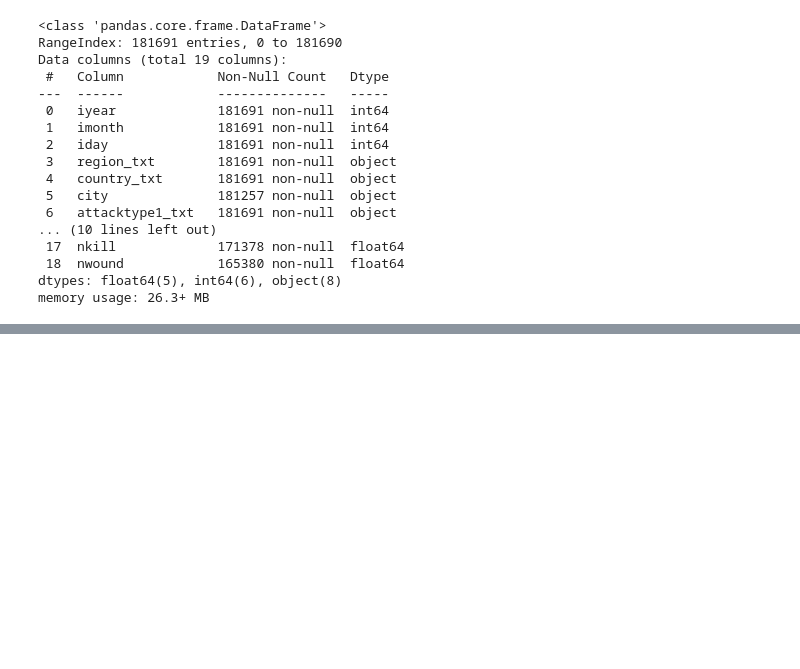
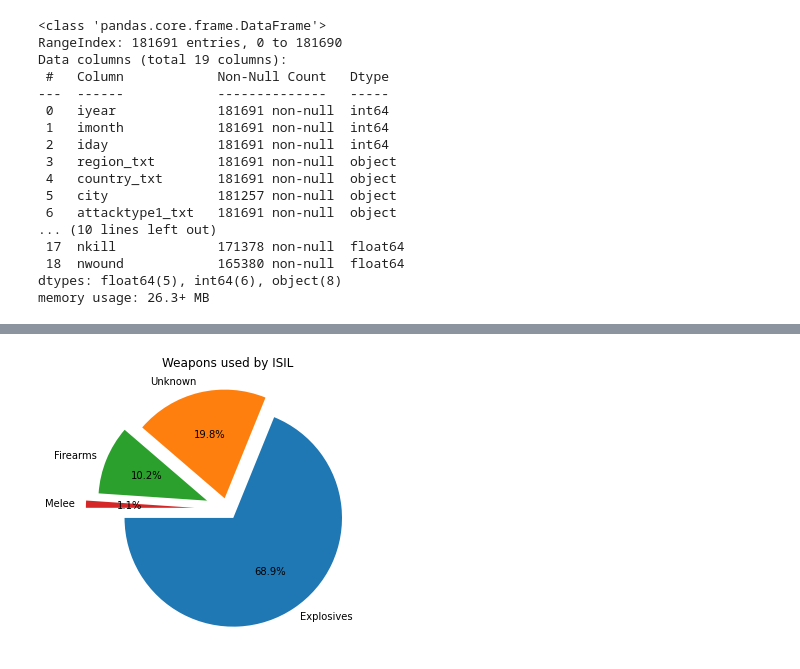
Before and after one commit to tarunn107/EDA, a Jupyter notebook: Untitled3.ipynb, the cells around one changed output, grey strips where cells are left out. Saved outputs shown, nothing was run; the diff lists cells and outputs as text; code cells hidden in the pictures; blank space fills up the shorter version.

```diff
--- a/Untitled3.ipynb
+++ b/Untitled3.ipynb
@@ -106,0 +100,4 @@ Name: weapon, dtype: int64
+# %%
+top4xofy('attacker_name','Islamic State of Iraq and the Levant (ISIL)','weapon','Weapons used by ISIL')
+# %% [output]
+[figure, added]
```
Also changed, not shown: parts of 7 cells of this notebook.
